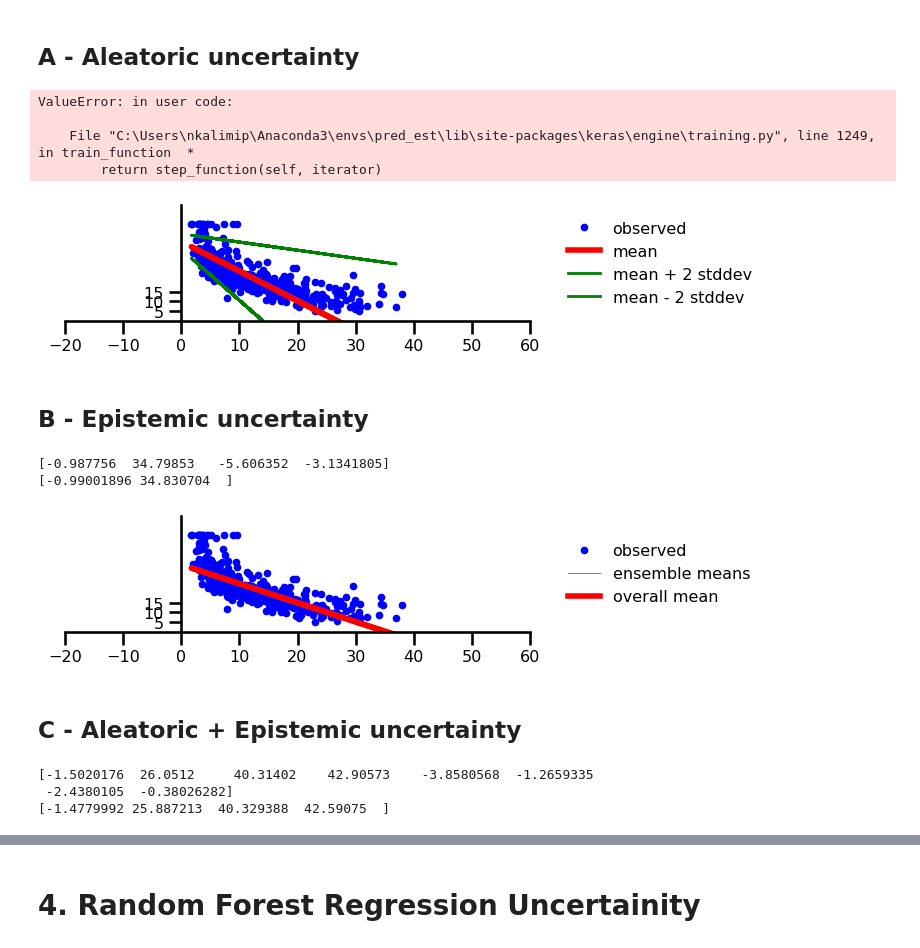
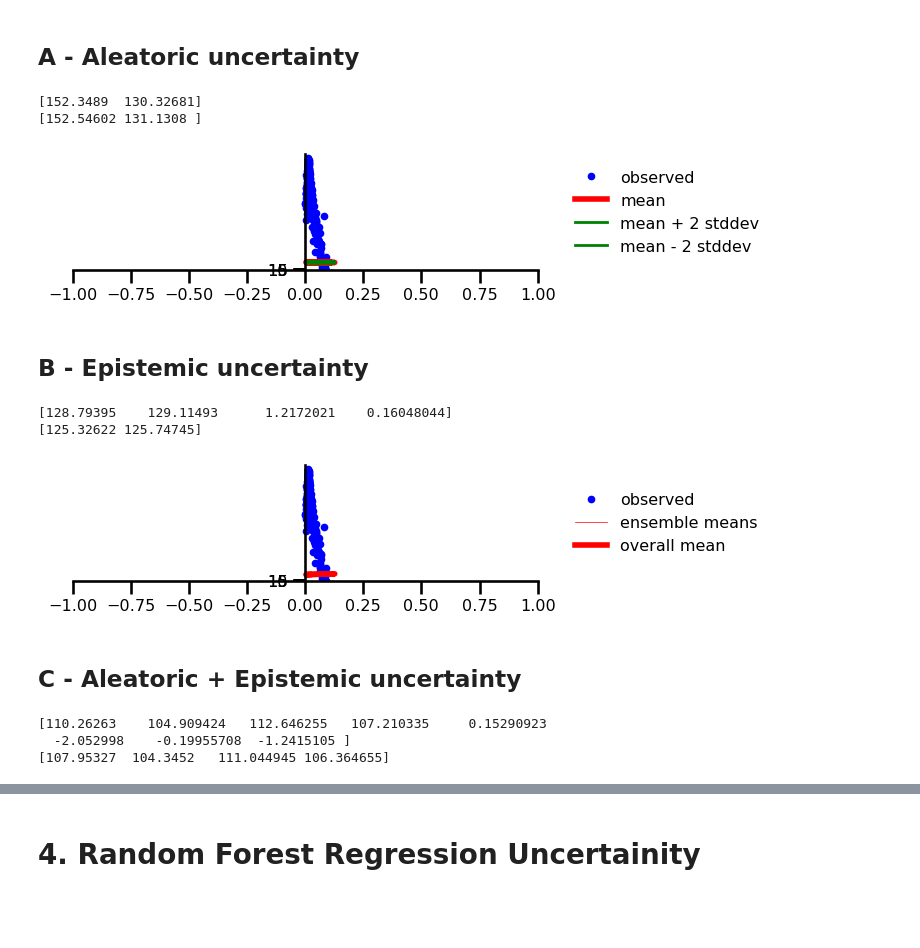
Before and after one commit to Simha-Kalimipalli/sentinel_sat_downloader, a Jupyter notebook: Estimate_prediction_process/uncertanity_example/Uncertainty_Tensorflow_and_Tensorflow_probability.ipynb, the cells around one changed output, grey strips where cells are left out. Cells and saved outputs as stored; diff of their text form; code cells hidden in the pictures; blank space fills up the shorter version.

```diff
--- a/Estimate_prediction_process/uncertanity_example/Uncertainty_Tensorflow_and_Tensorflow_probability.ipynb
+++ b/Estimate_prediction_process/uncertanity_example/Uncertainty_Tensorflow_and_Tensorflow_probability.ipynb
@@ -123,3 +117,15 @@ print(df1)
 504 11.90
 
 [505 rows x 14 columns]
+# %%
+path = 'C:/Users/nkalimip/Downloads/Estimate_prediction_process/uncertanity_example/information/ABBY_LAI_trainingdata.csv'
+df = pd.read_csv(path)
+print(df)
+df = df[["B3",   "B4",  "GVI", "NDVI",  "NLI",  "estimateLAI"]]
+
+column_number  = 1
+X, y =df.iloc[:,column_number], df.values[:, -1]
+# print(y)
+# df1 = df
+# df1.columns=["F"+str(i) for i in range(0, len(df1.columns))]
+# print(df1)
@@ -450,16 +474,17 @@ Name: dnn_horsepower_model, Length: 505, dtype: float64
 # %% [markdown]
 ## SETUP
 # %%
-path = 'https://raw.githubusercontent.com/jbrownlee/Datasets/master/housing.csv'
+# path = 'https://raw.githubusercontent.com/jbrownlee/Datasets/master/housing.csv'
+path = 'C:/Users/nkalimip/Downloads/Estimate_prediction_process/uncertanity_example/information/ABBY_LAI_trainingdata.csv'
 df = pd.read_csv(path)#, header=None)
 #print(df)
-# x, y = df.values[:, :-1], df.values[:, -1]
-x1 = df.iloc[:,12]
+df = df[["B3",   "B4",  "GVI", "NDVI",  "NLI",  "estimateLAI"]]
+x1 = df.iloc[:,column_number] #x1 = df.iloc[:,12]
 x = np.array([[n] for n in x1])
-# x1 = df.iloc[:, [0,1,2]]
-print(x)
-
+# print(x)
 y = df.values[:, -1]
-
+x = np.asarray(x).astype(np.float32)
+y= np.asarray(y).astype(np.float32)
+x_range = [-1, 1]
 x_train, x_tst, y_train, y_tst = train_test_split(x, y, test_size=0.33)
 # print(x_tst)
@@ -526,39 +533,37 @@ model.fit(x, y, epochs=1000, verbose=False);
 yhat = model(x_tst)
 assert isinstance(yhat, tfd.Distribution)
 # %% [output]
-ValueError: in user code:
-
-    File "C:\Users\nkalimip\Anaconda3\envs\pred_est\lib\site-packages\keras\engine\training.py", line 1249, in train_function  *
-        return step_function(self, iterator)
+[152.3489  130.32681]
+[152.54602 131.1308 ]
 # %%
 #@title Figure 2: Aleatoric Uncertainty
 plt.figure(figsize=[6, 1.5])  # inches
 plt.plot(x, y, 'b.', label='observed');
 
 m = yhat.mean()
 s = yhat.stddev()
 
 plt.plot(x_tst, m, 'r', linewidth=4, label='mean');
 plt.plot(x_tst, m + 2 * s, 'g', linewidth=2, label=r'mean + 2 stddev');
 plt.plot(x_tst, m - 2 * s, 'g', linewidth=2, label=r'mean - 2 stddev');
 
-plt.ylim(-0.,60);
+plt.ylim(-0.,2500);
 plt.yticks(np.linspace(0, 15, 4)[1:]);
 plt.xticks(np.linspace(*x_range, num=9));
 
 ax=plt.gca();
 ax.xaxis.set_ticks_position('bottom')
 ax.yaxis.set_ticks_position('left')
 ax.spines['left'].set_position(('data', 0))
 ax.spines['top'].set_visible(False)
 ax.spines['right'].set_visible(False)
 #ax.spines['left'].set_smart_bounds(True)
 #ax.spines['bottom'].set_smart_bounds(True)
 plt.legend(loc='center left', fancybox=True, framealpha=0., bbox_to_anchor=(1.05, 0.5))
 
-plt.savefig('tmp/a_uncertainty.png', bbox_inches='tight', dpi=300)
+plt.savefig('images/a_uncertainty.png', bbox_inches='tight', dpi=300)
 # %% [output]
-[figure, old version]
+[figure, new version]
 # %% [markdown]
 ## B - Epistemic uncertainty
 # %%
@@ -577,8 +582,8 @@ model.fit(x_train, y_train, epochs=1000, verbose=False);
 yhat = model(x_tst)
 assert isinstance(yhat, tfd.Distribution)
 # %% [output]
-[-0.987756  34.79853   -5.606352  -3.1341805]
-[-0.99001896 34.830704  ]
+[128.79395    129.11493      1.2172021    0.16048044]
+[125.32622 125.74745]
 # %%
 #@title Figure 3: Epistemic Uncertainty
 plt.figure(figsize=[6, 1.5])  # inches
@@ -595,7 +600,7 @@ for i, yhat in enumerate(yhats):
   avgm += m
 plt.plot(x_tst, avgm/len(yhats), 'r', label='overall mean', linewidth=4)
 
-plt.ylim(-0.,60);
+plt.ylim(-1.,2500);
 plt.yticks(np.linspace(0, 15, 4)[1:]);
 plt.xticks(np.linspace(*x_range, num=9));
 
@@ -609,9 +614,9 @@ ax.spines['right'].set_visible(False)
 #ax.spines['bottom'].set_smart_bounds(True)
 plt.legend(loc='center left', fancybox=True, framealpha=0., bbox_to_anchor=(1.05, 0.5))
 
-plt.savefig('tmp/e_uncertainty.png', bbox_inches='tight', dpi=300)
+plt.savefig('images/e_uncertainty.png', bbox_inches='tight', dpi=300)
 # %% [output]
-[figure, old version]
+[figure, new version]
 # %% [markdown]
 ## C - Aleatoric + Epistemic uncertainty
 # %%
@@ -632,9 +637,9 @@ model.fit(x_train, y_train, epochs=1000, verbose=False);
 yhat = model(x_tst)
 assert isinstance(yhat, tfd.Distribution)
 # %% [output]
-[-1.5020176  26.0512     40.31402    42.90573    -3.8580568  -1.2659335
- -2.4380105  -0.38026282]
-[-1.4779992 25.887213  40.329388  42.59075  ]
+[110.26263    104.909424   112.646255   107.210335     0.15290923
+  -2.052998    -0.19955708  -1.2415105 ]
+[107.95327  104.3452   111.044945 106.364655]
 # %%
 # Get the model
 # Fit
```
Also changed, not shown: parts of 44 cells of this notebook, 7 other files.
